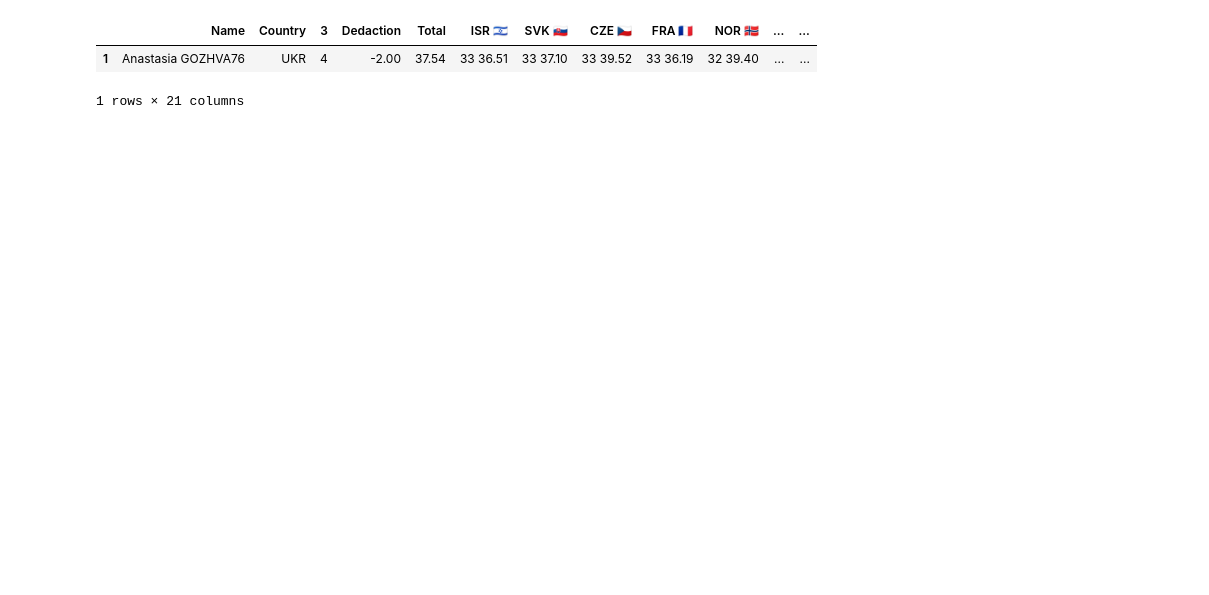
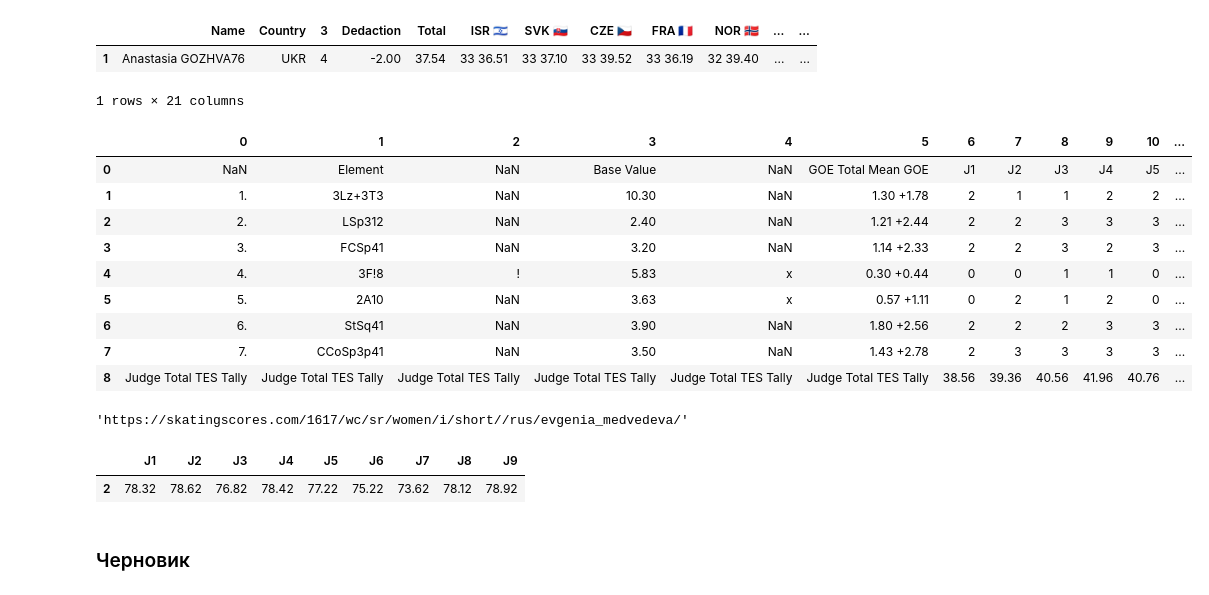
Before and after one commit to Jnesmey/Analytics, a Jupyter notebook: статистика фк.ipynb, the cells around one changed output. Saved outputs shown, nothing was run; the diff lists cells and outputs as text; code cells hidden in the pictures; blank space fills up the shorter version.

```diff
--- a/статистика фк.ipynb
+++ b/статистика фк.ipynb
@@ -297,3 +281,17 @@ df_all
 # df_3 = pd.read_html(str(tables[2]))[0]
 
 # pd.read_html(str(tables[9]))[0]
+# %%
+df_3 = pd.read_html(str(tables[2]))[0]
+df_3
+# %% [output]
+|  | 0 | 1 | 2 | 3 | 4 | 5 | 6 | 7 | 8 | 9 | 10 | ... |
+| 0 | NaN | Element | NaN | Base Value | NaN | GOE Total Mean GOE | J1 | J2 | J3 | J4 | J5 | ... |
+| 1 | 1. | 3Lz+3T3 | NaN | 10.30 | NaN | 1.30 +1.78 | 2 | 1 | 1 | 2 | 2 | ... |
+| 2 | 2. | LSp312 | NaN | 2.40 | NaN | 1.21 +2.44 | 2 | 2 | 3 | 3 | 3 | ... |
+| 3 | 3. | FCSp41 | NaN | 3.20 | NaN | 1.14 +2.33 | 2 | 2 | 3 | 2 | 3 | ... |
+| 4 | 4. | 3F!8 | ! | 5.83 | x | 0.30 +0.44 | 0 | 0 | 1 | 1 | 0 | ... |
+| 5 | 5. | 2A10 | NaN | 3.63 | x | 0.57 +1.11 | 0 | 2 | 1 | 2 | 0 | ... |
+| 6 | 6. | StSq41 | NaN | 3.90 | NaN | 1.80 +2.56 | 2 | 2 | 2 | 3 | 3 | ... |
+| 7 | 7. | CCoSp3p41 | NaN | 3.50 | NaN | 1.43 +2.78 | 2 | 3 | 3 | 3 | 3 | ... |
+| 8 | Judge Total TES Tally | Judge Total TES Tally | Judge Total TES Tally | Judge Total TES Tally | Judge Total TES Tally | Judge Total TES Tally | 38.56 | 39.36 | 40.56 | 41.96 | 40.76 | ... |
@@ -299,0 +319,4 @@ df_all
+# %%
+girl_link
+# %% [output]
+'https://skatingscores.com/1617/wc/sr/women/i/short//rus/evgenia_medvedeva/'
@@ -299,0 +334,7 @@ df_all
+# %%
+df_2
+# %% [output]
+|  | J1 | J2 | J3 | J4 | J5 | J6 | J7 | J8 | J9 |
+| 2 | 78.32 | 78.62 | 76.82 | 78.42 | 77.22 | 75.22 | 73.62 | 78.12 | 78.92 |
+# %% [markdown]
+### Черновик
```
Also changed, not shown: parts of 12 cells of this notebook.
